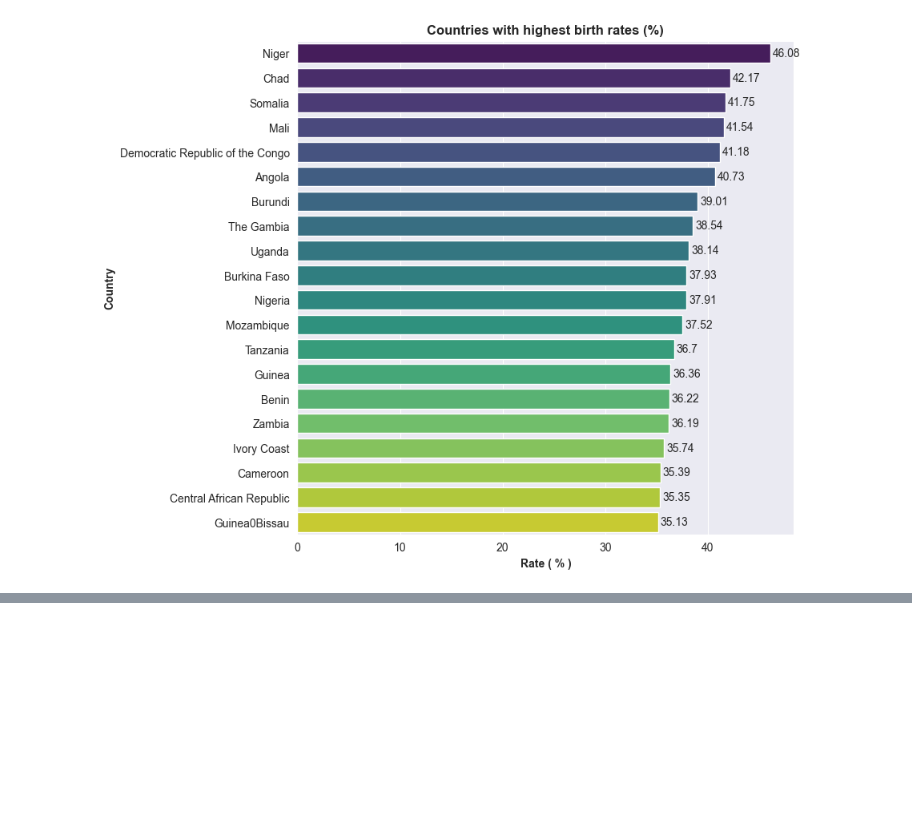
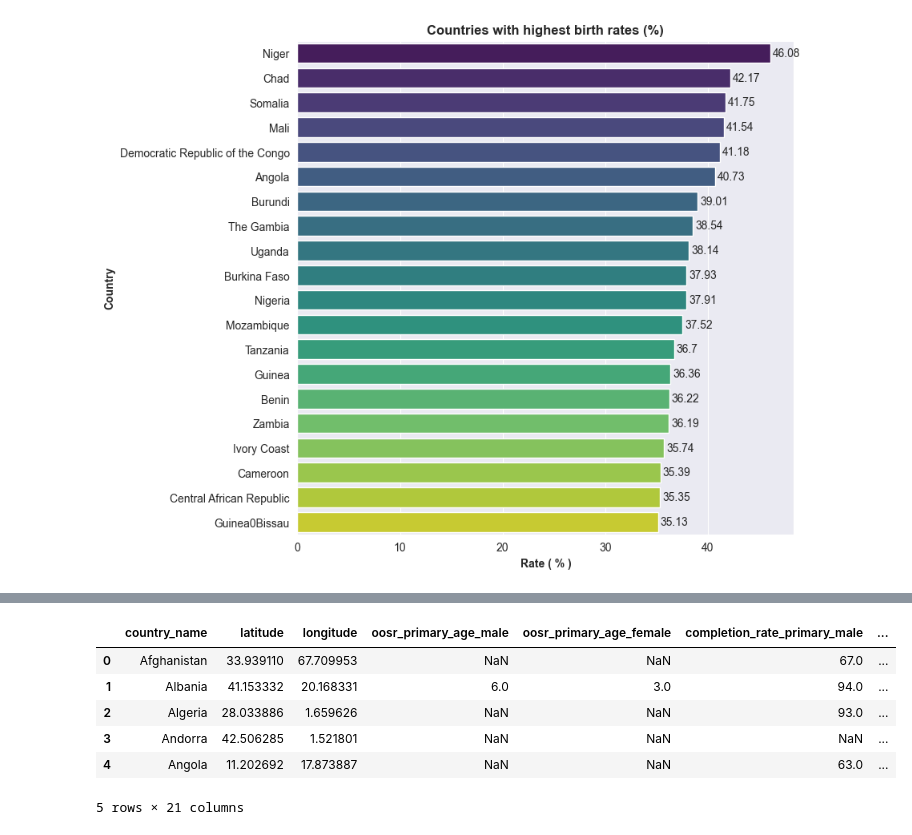
Before and after one commit to ali-bin-kashif/world-educational-dataset-analysis, a Jupyter notebook: world-education-data-analysis.ipynb, the cells around one changed output, grey strips where cells are left out. Saved outputs shown, nothing was run; the diff lists cells and outputs as text; code cells hidden in the pictures; blank space fills up the shorter version.

```diff
--- a/world-education-data-analysis.ipynb
+++ b/world-education-data-analysis.ipynb
@@ -285,0 +368,10 @@ Passing `palette` without assigning `hue` is deprecated and will be removed in v
+# %%
+world_education_data.head()
+# %% [output]
+|  | country_name | latitude | longitude | oosr_primary_age_male | oosr_primary_age_female | completion_rate_primary_male | ... |
+| 0 | Afghanistan | 33.939110 | 67.709953 | NaN | NaN | 67.0 | ... |
+| 1 | Albania | 41.153332 | 20.168331 | 6.0 | 3.0 | 94.0 | ... |
+| 2 | Algeria | 28.033886 | 1.659626 | NaN | NaN | 93.0 | ... |
+| 3 | Andorra | 42.506285 | 1.521801 | NaN | NaN | NaN | ... |
+| 4 | Angola | 11.202692 | 17.873887 | NaN | NaN | 63.0 | ... |
+5 rows × 21 columns
```
Also changed, not shown: parts of 13 cells of this notebook.
